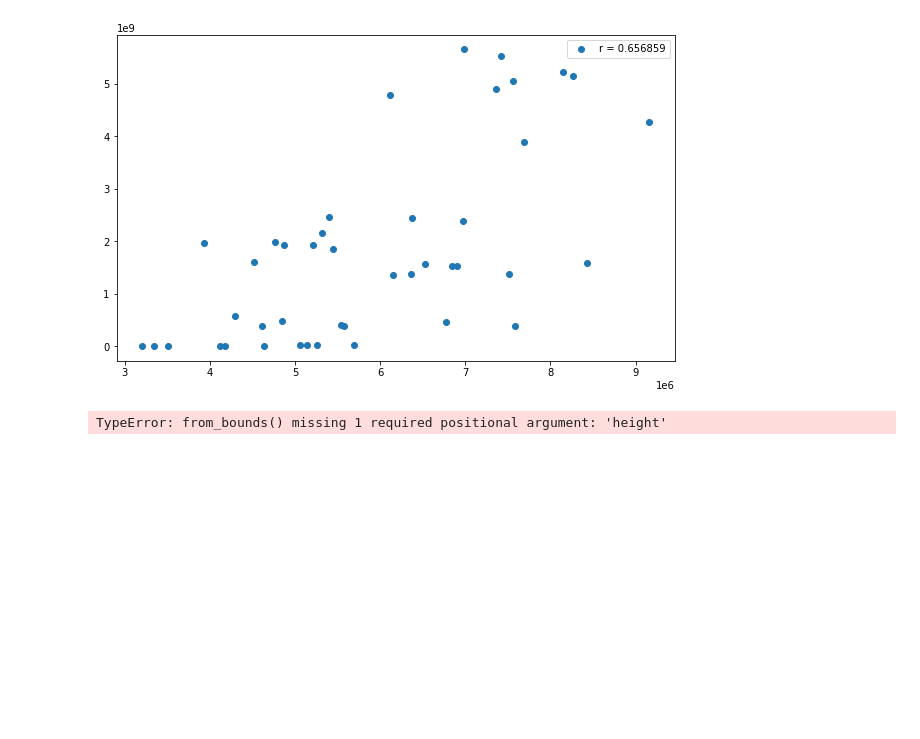
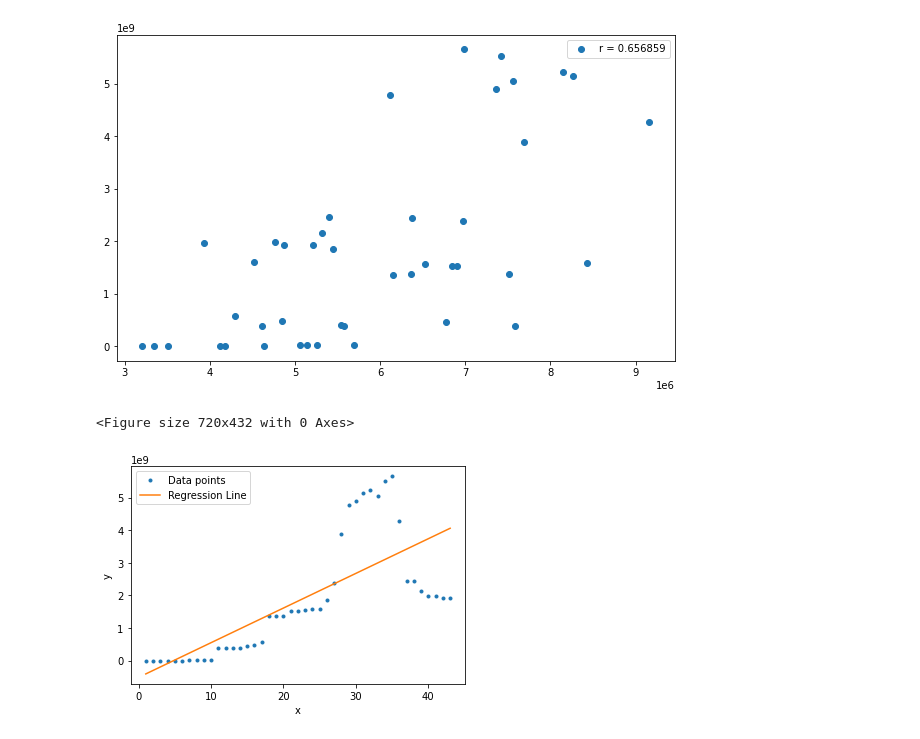
Before and after one commit to lisa2271/Praktika, a Jupyter notebook: praktika.ipynb, the cells around one changed output. Saved outputs shown, nothing was run; the diff lists cells and outputs as text; code cells hidden in the pictures; blank space fills up the shorter version.

```diff
--- a/praktika.ipynb
+++ b/praktika.ipynb
@@ -348,13 +352,14 @@ slope, intercept, r, p, stderr = scipy.stats.linregress(x, y)
 # %%
 line = f'Regression line: y={intercept:.2f}+{slope:.2f}x, r={r:.2f}'
 # %%
-plt.figure(figsize=(10,))
+plt.figure(figsize=(10,6))
 fig, ax = plt.subplots()
 ax.plot(x, y, linewidth=0, marker='.', label='Data points')
 ax.plot(x, intercept + slope * x, label="Regression Line")
 ax.set_xlabel('x')
 ax.set_ylabel('y')
 ax.legend(facecolor='white')
 plt.show()
 # %% [output]
-TypeError: from_bounds() missing 1 required positional argument: 'height'
+<Figure size 720x432 with 0 Axes>
+[figure, added]
```
Also changed, not shown: parts of 3 cells of this notebook.
